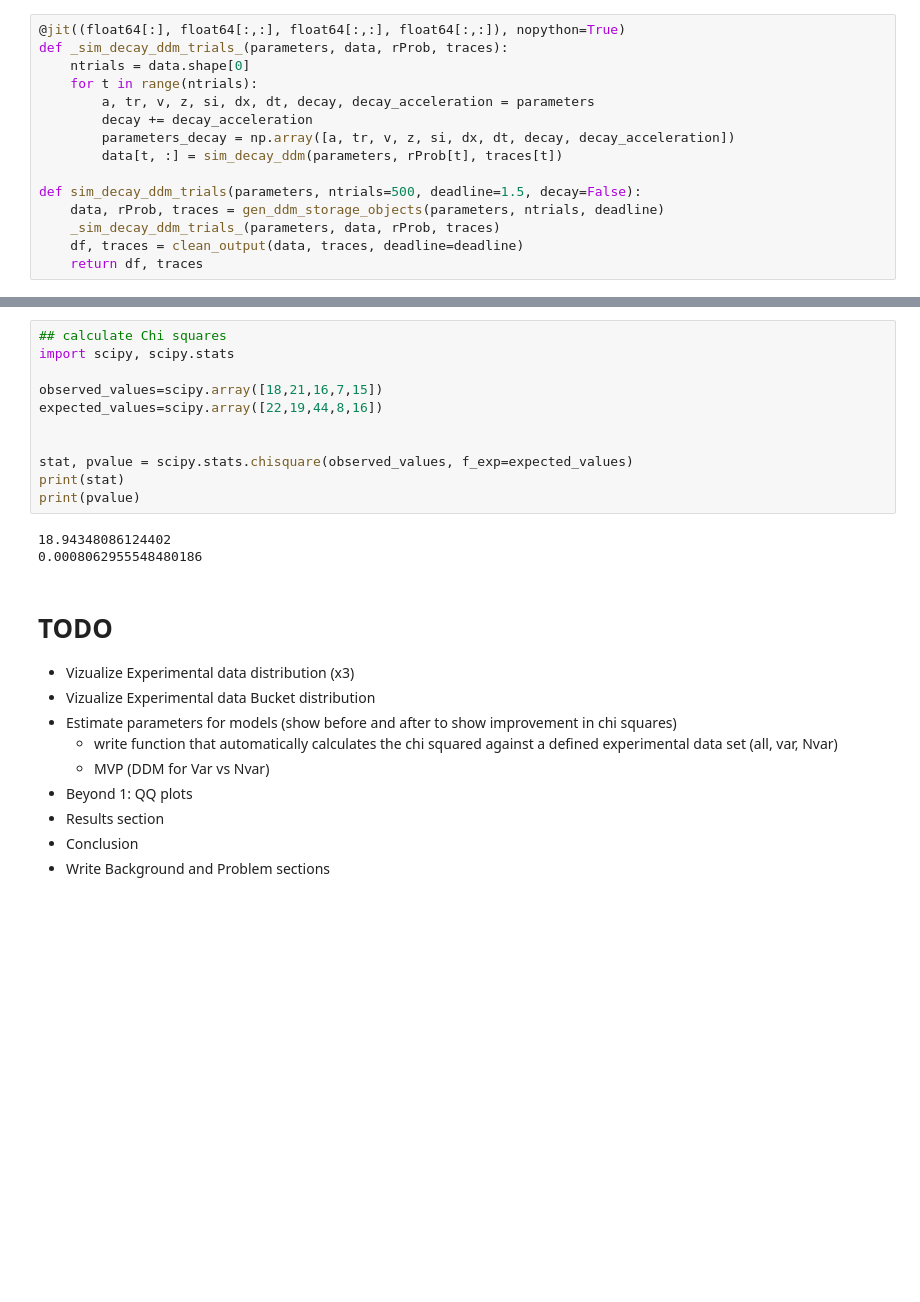
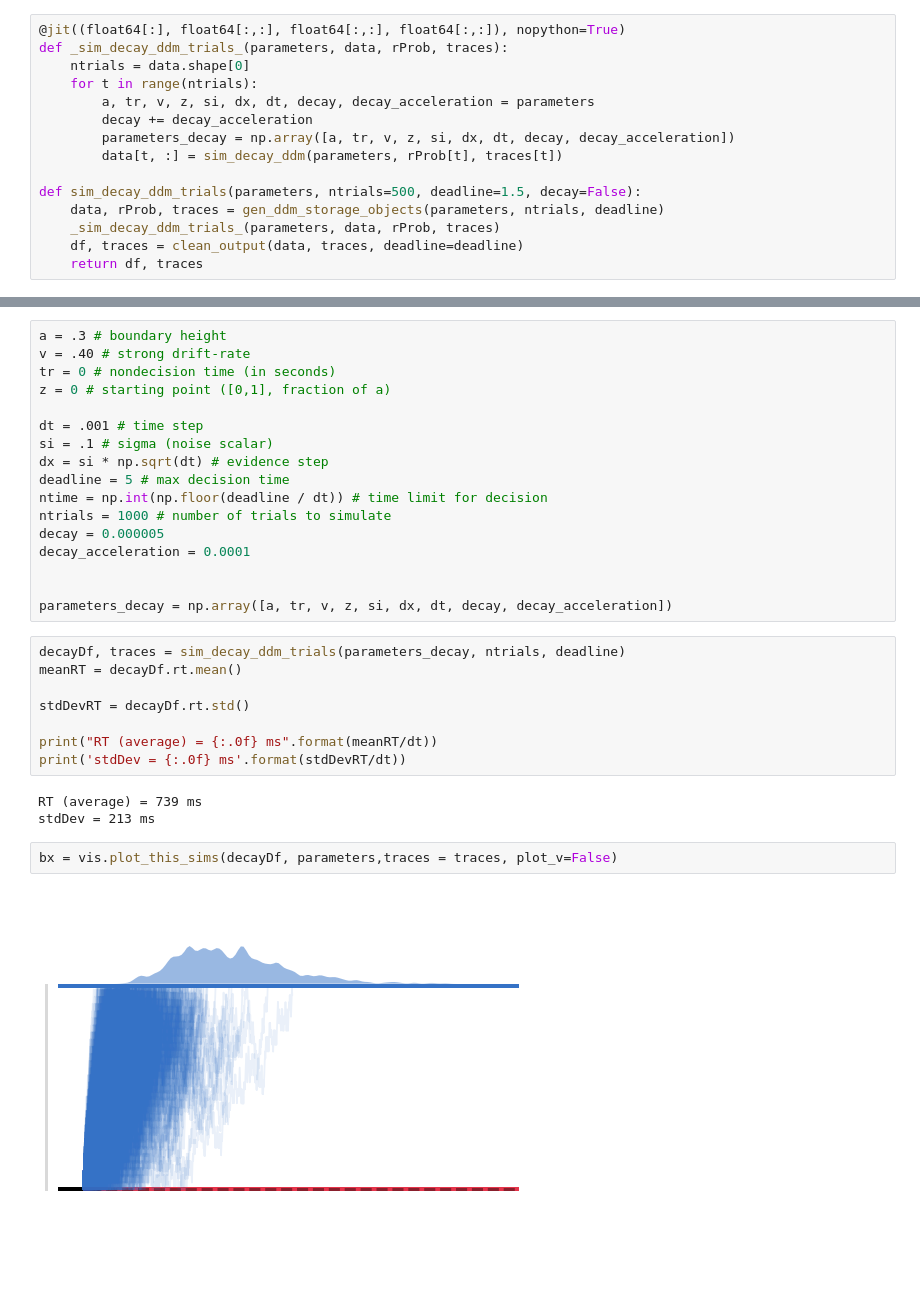
Before and after one commit to WilliXL/AdaptiveDecisionMaking_2018, a Jupyter notebook: notebooks/Final.ipynb, the cells around one changed output, grey strips where cells are left out. Cells and saved outputs as stored; diff of their text form; blank space fills up the shorter version.

Commit message:
chi square and param estimation init

```diff
--- a/notebooks/Final.ipynb
+++ b/notebooks/Final.ipynb
@@ -513,25 +258,32 @@ experimental buckets:
-# %%
-## calculate Chi squares
-import scipy, scipy.stats
-
-observed_values=scipy.array([18,21,16,7,15])
-expected_values=scipy.array([22,19,44,8,16])
-
-
-stat, pvalue = scipy.stats.chisquare(observed_values, f_exp=expected_values)
-print(stat)
-print(pvalue)
-# %% [output]
-18.94348086124402
-0.0008062955548480186
-# %% [markdown]
-# TODO
-+ Vizualize Experimental data distribution (x3)
-+ Vizualize Experimental data Bucket distribution
-+ Estimate parameters for models (show before and after to show improvement in chi squares)
-    + write function that automatically calculates the chi squared against a defined experimental data set (all, var, Nvar)
-    + MVP (DDM for Var vs Nvar)
-+ Beyond 1: QQ plots
-+ Results section
-+ Conclusion
-+ Write Background and Problem sections
+# %%
+a = .3 # boundary height
+v = .40 # strong drift-rate
+tr = 0 # nondecision time (in seconds)
+z = 0 # starting point ([0,1], fraction of a)
+
+dt = .001 # time step
+si = .1 # sigma (noise scalar)
+dx = si * np.sqrt(dt) # evidence step
+deadline = 5 # max decision time
+ntime = np.int(np.floor(deadline / dt)) # time limit for decision
+ntrials = 1000 # number of trials to simulate
+decay = 0.000005
+decay_acceleration = 0.0001
+
+
+parameters_decay = np.array([a, tr, v, z, si, dx, dt, decay, decay_acceleration])
+# %%
+decayDf, traces = sim_decay_ddm_trials(parameters_decay, ntrials, deadline)
+meanRT = decayDf.rt.mean()
+
+stdDevRT = decayDf.rt.std()
+
+print("RT (average) = {:.0f} ms".format(meanRT/dt))
+print('stdDev = {:.0f} ms'.format(stdDevRT/dt))
+# %% [output]
+RT (average) = 739 ms
+stdDev = 213 ms
+# %%
+bx = vis.plot_this_sims(decayDf, parameters,traces = traces, plot_v=False)
+# %% [output]
+[figure, added]
```
Also changed, not shown: parts of 44 cells of this notebook, 1 other file.
